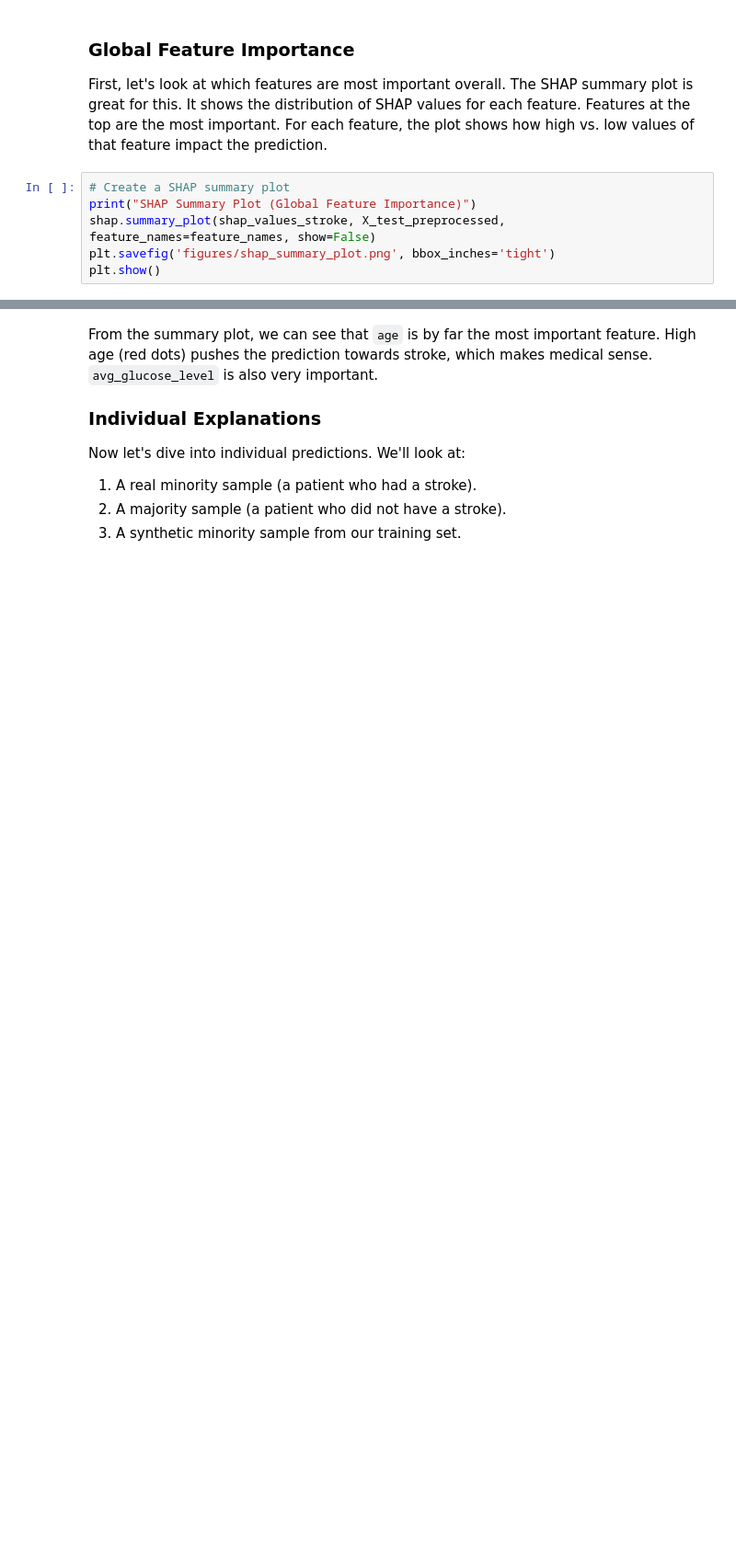
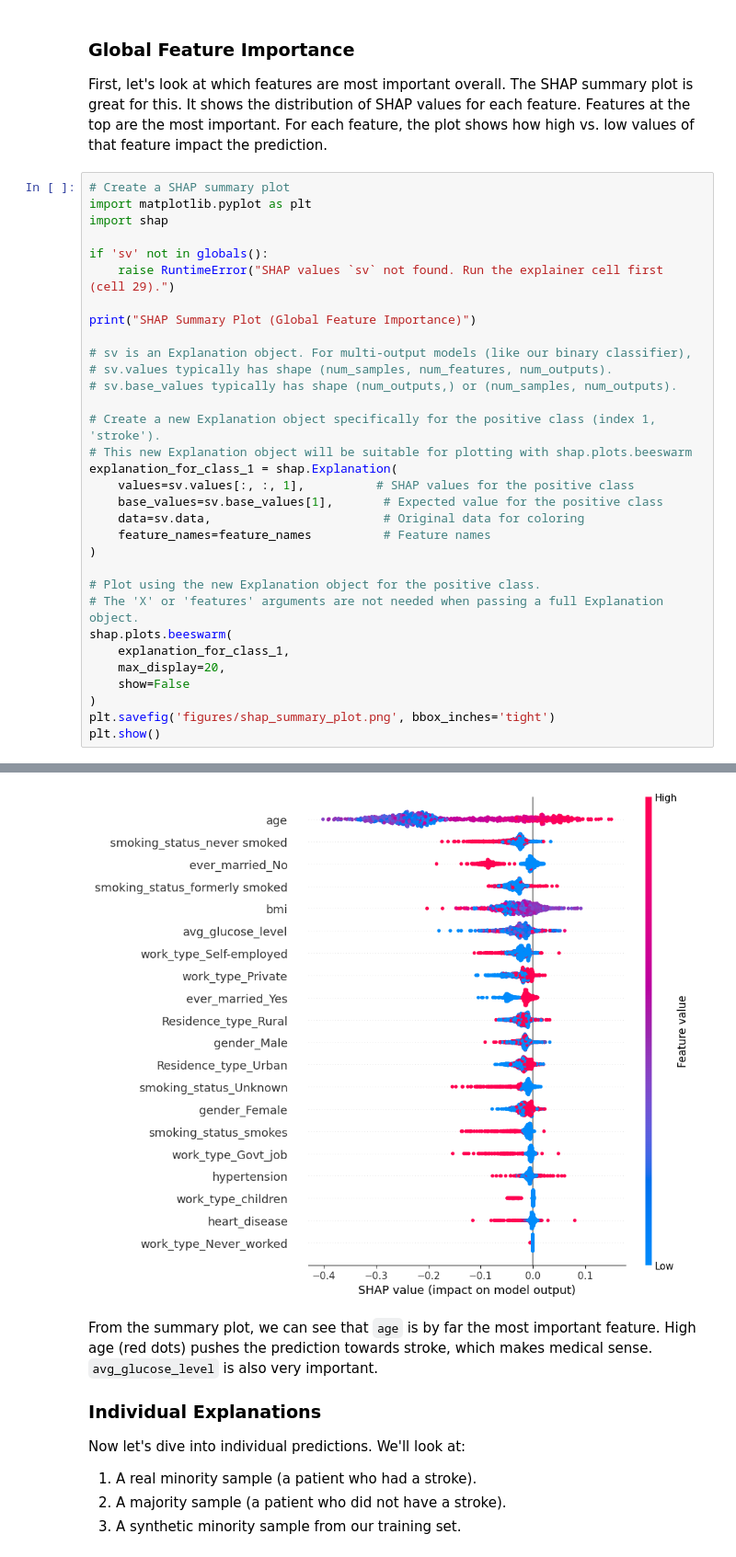
Before and after one commit to comet-web/mlcp-xai, a Jupyter notebook: Handling_Class_Imbalance_XAI.ipynb, the cells around one changed output, grey strips where cells are left out. Shown at 92% size. Saved outputs shown, nothing was run; the diff lists cells and outputs as text; blank space fills up the shorter version.

```diff
--- a/Handling_Class_Imbalance_XAI.ipynb
+++ b/Handling_Class_Imbalance_XAI.ipynb
@@ -662,7 +671,34 @@ ModuleNotFoundError: No module named 'shap'
 First, let's look at which features are most important overall. The SHAP summary plot is great for this. It shows the distribution of SHAP values for each feature. Features at the top are the most important. For each feature, the plot shows how high vs. low values of that feature impact the prediction.
 # %%
 # Create a SHAP summary plot
+import matplotlib.pyplot as plt
+import shap
+
+if 'sv' not in globals():
+    raise RuntimeError("SHAP values `sv` not found. Run the explainer cell first (cell 29).")
+
 print("SHAP Summary Plot (Global Feature Importance)")
-shap.summary_plot(shap_values_stroke, X_test_preprocessed, feature_names=feature_names, show=False)
+
+# sv is an Explanation object. For multi-output models (like our binary classifier),
+# sv.values typically has shape (num_samples, num_features, num_outputs).
+# sv.base_values typically has shape (num_outputs,) or (num_samples, num_outputs).
+
+# Create a new Explanation object specifically for the positive class (index 1, 'stroke').
+# This new Explanation object will be suitable for plotting with shap.plots.beeswarm
+explanation_for_class_1 = shap.Explanation(
+    values=sv.values[:, :, 1],          # SHAP values for the positive class
+    base_values=sv.base_values[1],       # Expected value for the positive class
+    data=sv.data,                        # Original data for coloring
+    feature_names=feature_names          # Feature names
+)
+
+# Plot using the new Explanation object for the positive class.
+# The 'X' or 'features' arguments are not needed when passing a full Explanation object.
+shap.plots.beeswarm(
+    explanation_for_class_1,
+    max_display=20,
+    show=False
+)
 plt.savefig('figures/shap_summary_plot.png', bbox_inches='tight')
 plt.show()
+# %% [output]
@@ -669,3 +706,4 @@ plt.show()
+[figure, added]
 # %% [markdown]
 From the summary plot, we can see that `age` is by far the most important feature. High age (red dots) pushes the prediction towards stroke, which makes medical sense. `avg_glucose_level` is also very important.
 
```
Also changed, not shown: parts of 11 cells of this notebook, 16 other files.
